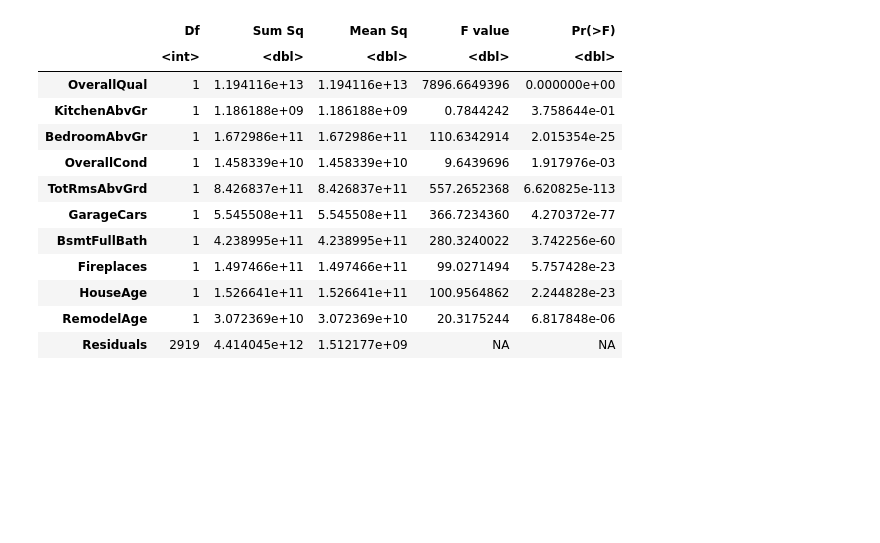
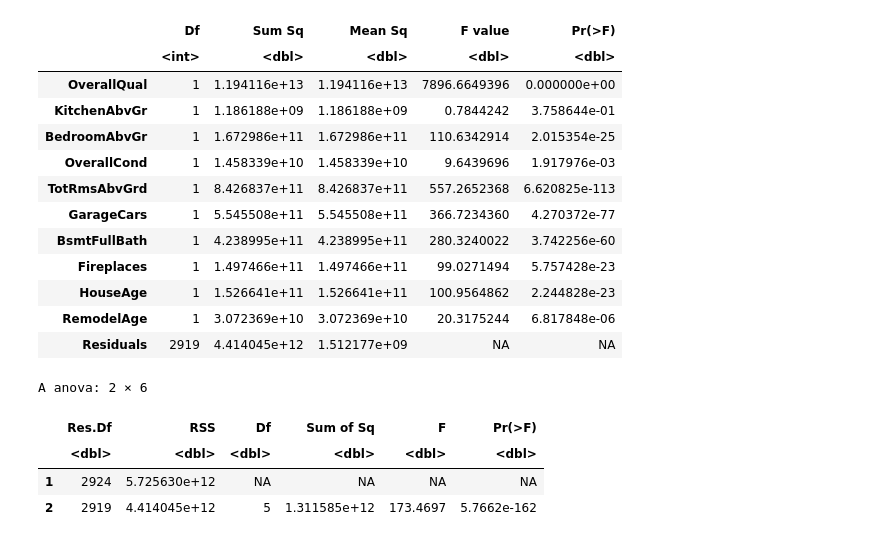
Before and after one commit to MichaelRocchio/msds_410, a Jupyter notebook: Assignment_3/rocchio_assign3.ipynb, the cells around one changed output. Drawn from its saved outputs; the diff is of its cells as text; code cells hidden in the pictures; blank space fills up the shorter version.

```diff
--- a/Assignment_3/rocchio_assign3.ipynb
+++ b/Assignment_3/rocchio_assign3.ipynb
@@ -534,4 +532,12 @@ A anova: 11 × 5
 | HouseAge | 1 | 1.526641e+11 | 1.526641e+11 | 100.9564862 | 2.244828e-23 |
 | RemodelAge | 1 | 3.072369e+10 | 3.072369e+10 | 20.3175244 | 6.817848e-06 |
 | Residuals | 2919 | 4.414045e+12 | 1.512177e+09 | NA | NA |
+# %%
+anova(model3, model4)
+# %% [output]
+A anova: 2 × 6
+|  | Res.Df | RSS | Df | Sum of Sq | F | Pr(>F) |
+|  | <dbl> | <dbl> | <dbl> | <dbl> | <dbl> | <dbl> |
+| 1 | 2924 | 5.725630e+12 | NA | NA | NA | NA |
+| 2 | 2919 | 4.414045e+12 | 5 | 1.311585e+12 | 173.4697 | 5.7662e-162 |
 # %% [markdown]
```
Also changed, not shown: parts of 11 cells of this notebook.
